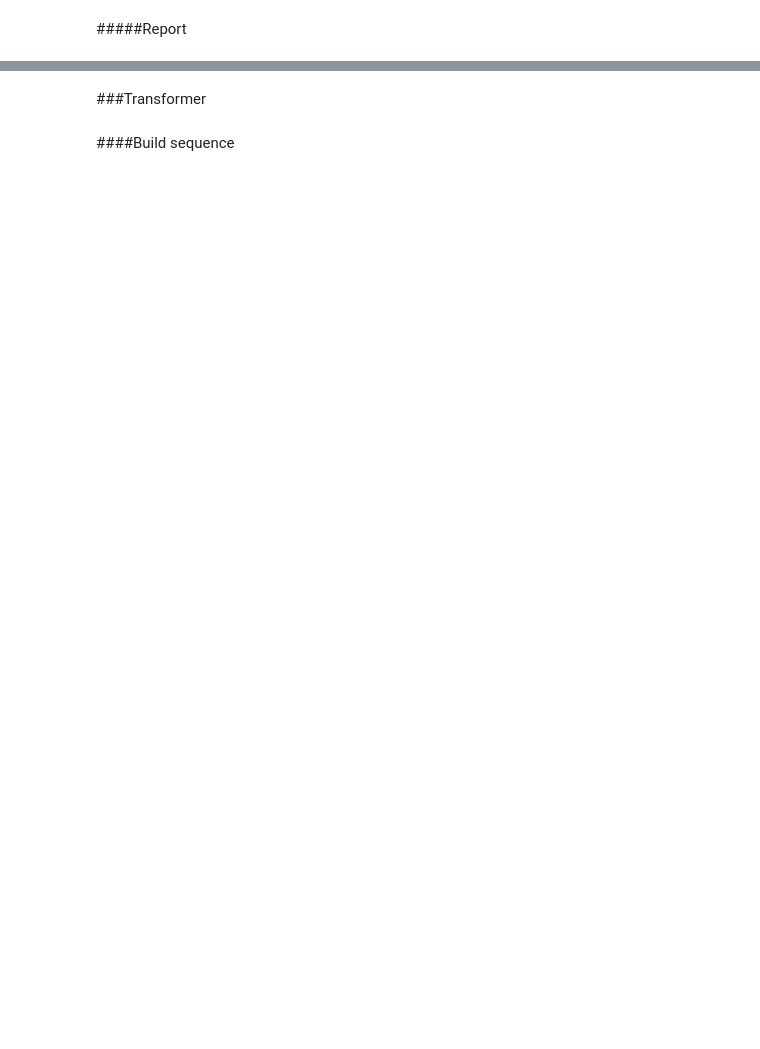
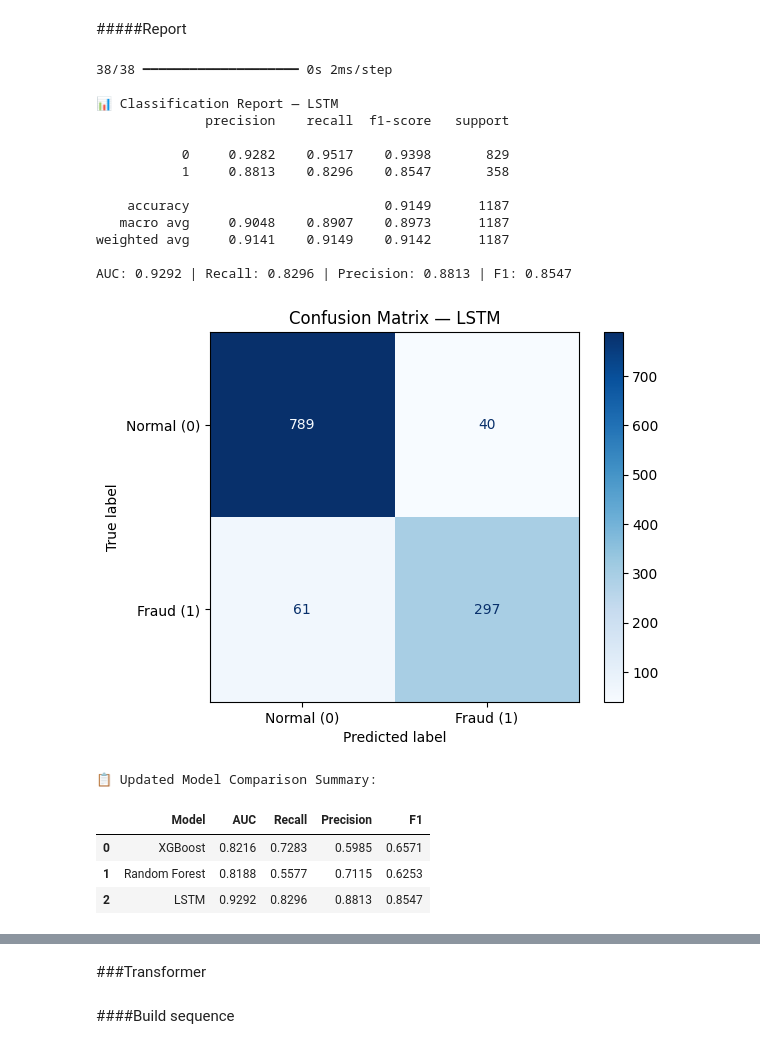
Before and after one commit to MUNEERALNAJDI/fraud_detection, a Jupyter notebook: notebooks/EnhancedPretraindMLModleAdvance.ipynb, the cells around one changed output, grey strips where cells are left out. Cells and saved outputs as stored; diff of their text form; code cells hidden in the pictures; blank space fills up the shorter version.

```diff
--- a/notebooks/EnhancedPretraindMLModleAdvance.ipynb
+++ b/notebooks/EnhancedPretraindMLModleAdvance.ipynb
@@ -136,7 +173,7 @@ config = load_config(os.path.join(project_path, "configs", "baseline.yaml"))
 limit = config['ML']['limit']
 max_seq_len = limit
 time_mode='time2vec'
-epochs = 5
+epochs = 10
 batch_size=64
 correlation_threshold = 0.85
 threshold = 0.5
@@ -984,19 +1254,38 @@ y_pred = (y_pred_prob > threshold).astype(int)
 # %% [markdown]
 #####Report
 # %%
-# =====================================================
-# ✅ LSTM Evaluation — Unified Format
-# =====================================================
+# Threshold predictions (if binary classification)
+y_pred = (y_pred_prob > threshold).astype(int)
 
 # Evaluate LSTM model using the unified evaluator
 lstm_results = evaluate_global(lstm_model, X_test, y_test, model_name="LSTM")
 
-# Add to global summary
-summary = pd.concat([summary, pd.DataFrame([lstm_results])], ignore_index=True)
+# Add to global summary (no need for checks)
+summary = append_to_summary(summary, "LSTM", lstm_results)
 
 # Display updated summary
 print("\n📋 Updated Model Comparison Summary:")
 display(summary)
+# %% [output]
+38/38 ━━━━━━━━━━━━━━━━━━━━ 0s 2ms/step
+
+📊 Classification Report — LSTM
+              precision    recall  f1-score   support
+
+           0     0.9282    0.9517    0.9398       829
+           1     0.8813    0.8296    0.8547       358
+
+    accuracy                         0.9149      1187
+   macro avg     0.9048    0.8907    0.8973      1187
+weighted avg     0.9141    0.9149    0.9142      1187
+
+AUC: 0.9292 | Recall: 0.8296 | Precision: 0.8813 | F1: 0.8547
+[figure, added]
+📋 Updated Model Comparison Summary:
+|  | Model | AUC | Recall | Precision | F1 |
+| 0 | XGBoost | 0.8216 | 0.7283 | 0.5985 | 0.6571 |
+| 1 | Random Forest | 0.8188 | 0.5577 | 0.7115 | 0.6253 |
+| 2 | LSTM | 0.9292 | 0.8296 | 0.8813 | 0.8547 |
 # %%
 # =====================================================
 # 📈 1. LSTM Training Metrics (AUC + F1)
```
Also changed, not shown: parts of 72 cells of this notebook, 4 other files.
